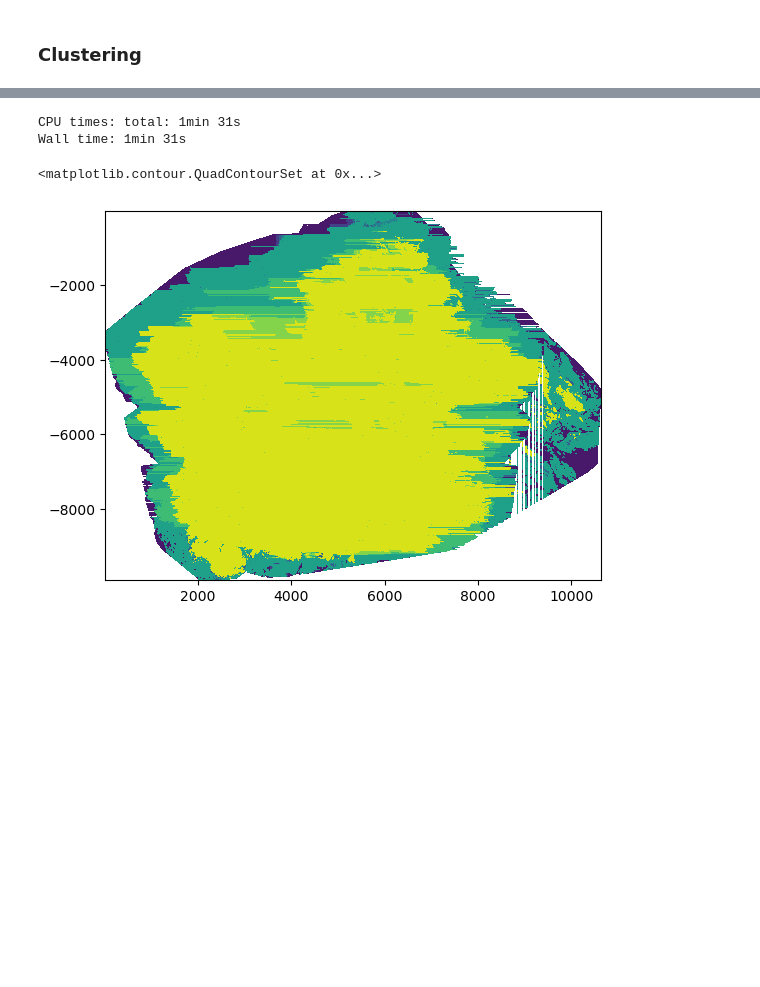
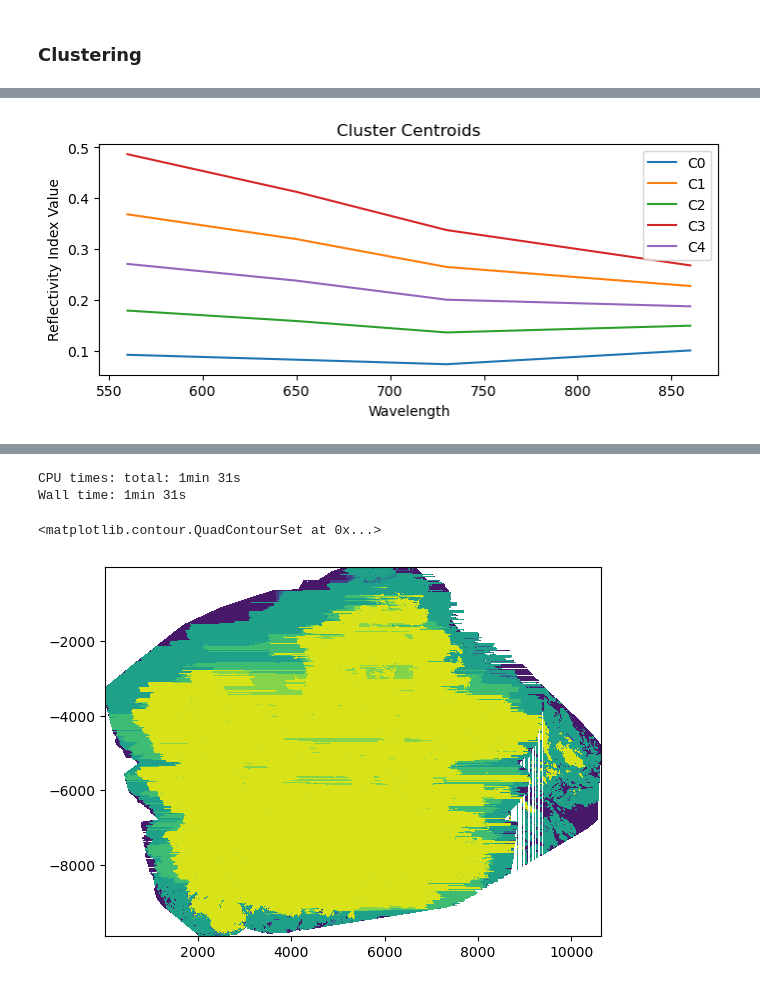
Before and after one commit to ds4114/Greenland_Drone_Analysis, a Jupyter notebook: code/ds4114_albedo_clustering.ipynb, the cells around one changed output, grey strips where cells are left out. Drawn from its saved outputs; the diff is of its cells as text; code cells hidden in the pictures; blank space fills up the shorter version.

```diff
--- a/code/ds4114_albedo_clustering.ipynb
+++ b/code/ds4114_albedo_clustering.ipynb
@@ -99,0 +214,4 @@ Coordinates:
+# %%
+plot_kmeans(kmeans.cluster_centers_)
+# %% [output]
+[figure, added]
```
Also changed, not shown: parts of 35 cells of this notebook.
